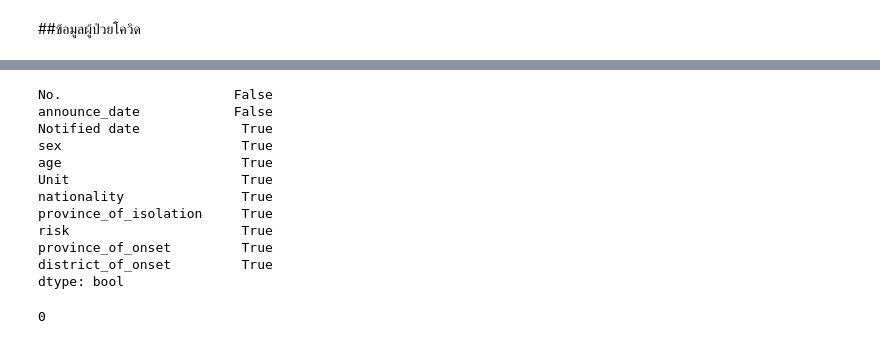
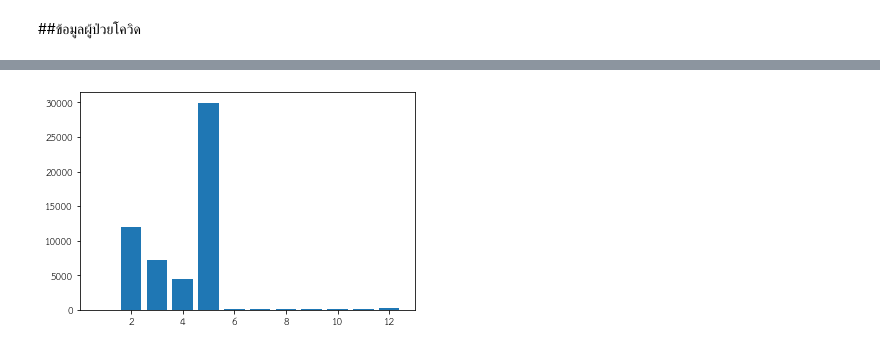
Before and after one commit to MMoltira/data_viz, a Jupyter notebook: Visualization_Final_Exam.ipynb, the cells around one changed output, grey strips where cells are left out. Cells and saved outputs as stored; diff of their text form; code cells hidden in the pictures.

```diff
--- a/Visualization_Final_Exam.ipynb
+++ b/Visualization_Final_Exam.ipynb
@@ -119,16 +153 @@ covid19_df
 57510 rows × 11 columns
-# %%
-covid19_df.isnull().any()
-# %% [output]
-No.                      False
-announce_date            False
-Notified date             True
-sex                       True
-age                       True
-Unit                      True
-nationality               True
-province_of_isolation     True
-risk                      True
-province_of_onset         True
-district_of_onset         True
-dtype: bool
@@ -137,4 +156,2 @@ covid19_df['announce_date']  = pd.to_datetime(covid19_df['announce_date'],format
 # %%
-covid19_df[covid19_df['announce_date'].dt.month==1].shape[0]
+covidd=covid19_df[covid19_df['announce_date'].dt.month == 0].count()
-# %% [output]
-0
@@ -151,0 +158,12 @@ mpl.rc('font', family='TH Sarabun New')
+# %%
+covidd1=covid19_df[covid19_df['announce_date'].dt.month == 1].count()
+covidd2=covid19_df[covid19_df['announce_date'].dt.month == 2].count()
+covidd3=covid19_df[covid19_df['announce_date'].dt.month == 3].count()
+covidd4=covid19_df[covid19_df['announce_date'].dt.month == 4].count()
+covidd5=covid19_df[covid19_df['announce_date'].dt.month == 5].count()
+covidd6=covid19_df[covid19_df['announce_date'].dt.month == 6].count()
+covidd7=covid19_df[covid19_df['announce_date'].dt.month == 7].count()
+covidd8=covid19_df[covid19_df['announce_date'].dt.month == 8].count()
+covidd9=covid19_df[covid19_df['announce_date'].dt.month == 9].count()
+covidd10=covid19_df[covid19_df['announce_date'].dt.month == 9].count()
+covidd11=covid19_df[covid19_df['announce_date'].dt.month == 10].count()
@@ -151,0 +172,6 @@ mpl.rc('font', family='TH Sarabun New')
+# %%
+#plot bar chart
+plt.bar([1,2,3,4,5,6,7,8,9,10,11,12],[covidd.iloc[0],covidd1.iloc[0],covidd2.iloc[0],covidd3.iloc[0],covidd4.iloc[0],
+        covidd5.iloc[0],covidd6.iloc[0],covidd7.iloc[0],covidd8.iloc[0],covidd9.iloc[0],covidd10.iloc[0],covidd11.iloc[0]]);
+# %% [output]
+[figure, added]
```
Also changed, not shown: parts of 43 cells of this notebook.
